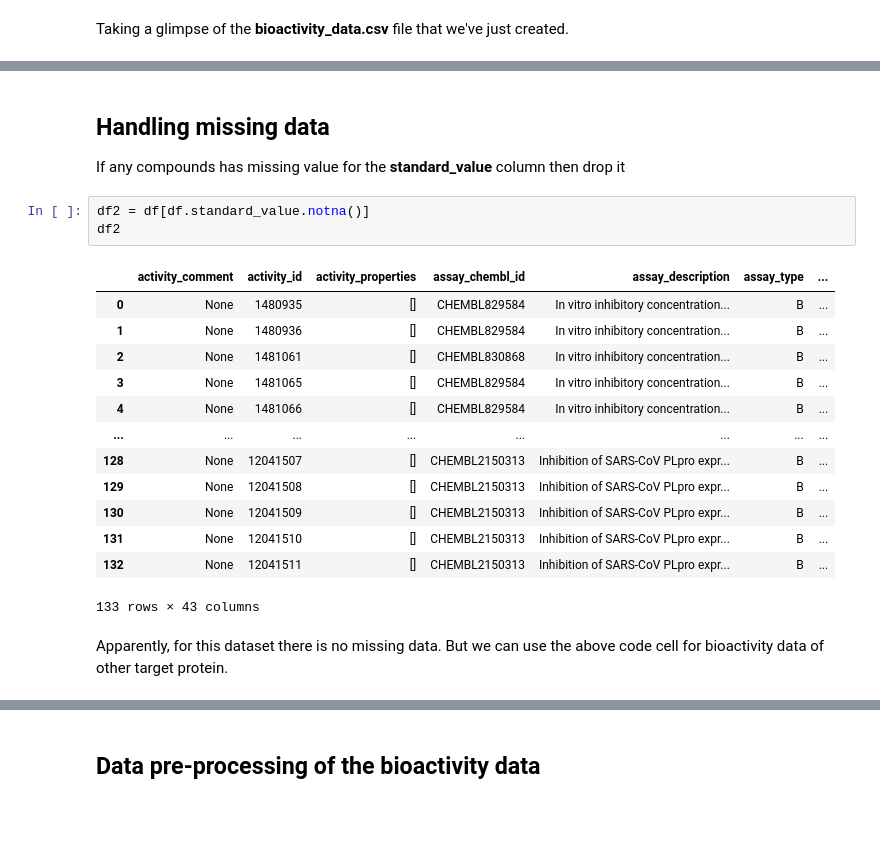
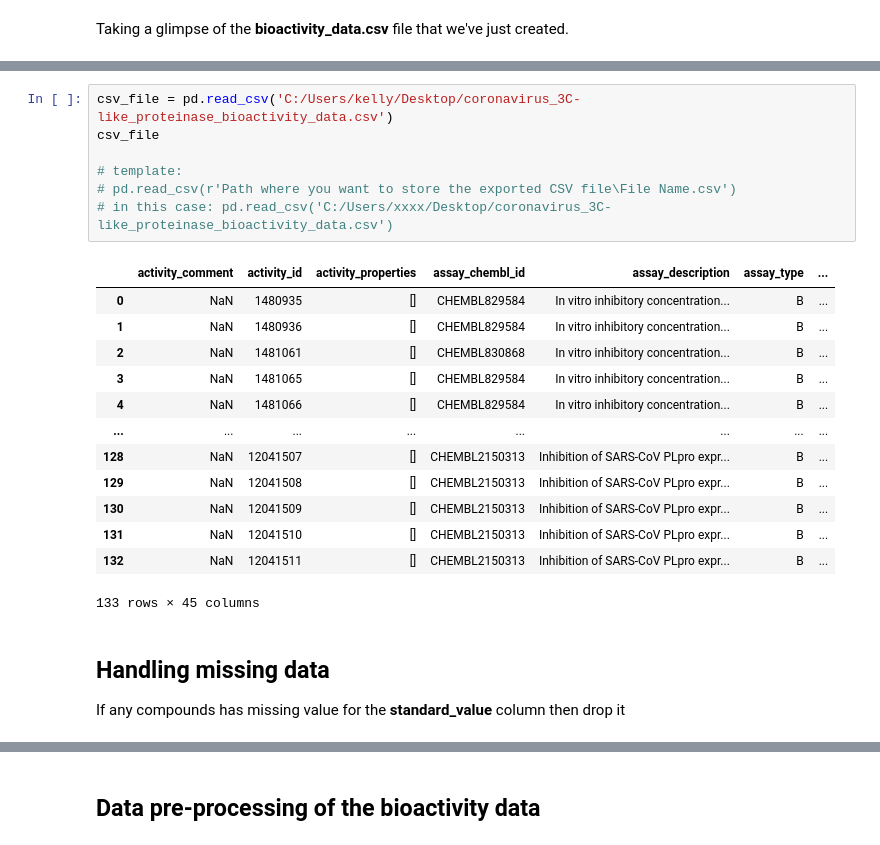
Before and after one commit to kli210/Bioinformatics, a Jupyter notebook: CDD_ML_Part_1_bioactivity_data.ipynb, the cells around one changed output, grey strips where cells are left out. Saved outputs shown, nothing was run; the diff lists cells and outputs as text; blank space fills up the shorter version.

```diff
--- a/CDD_ML_Part_1_bioactivity_data.ipynb
+++ b/CDD_ML_Part_1_bioactivity_data.ipynb
@@ -123,22 +107,24 @@ activity_comment,activity_id,activity_properties,assay_chembl_id,assay_descripti
+# %%
+csv_file = pd.read_csv('C:/Users/kelly/Desktop/coronavirus_3C-like_proteinase_bioactivity_data.csv')
+csv_file
+
+# template:
+# pd.read_csv(r'Path where you want to store the exported CSV file\File Name.csv')
+# in this case: pd.read_csv('C:/Users/xxxx/Desktop/coronavirus_3C-like_proteinase_bioactivity_data.csv')
+# %% [output]
+|  | activity_comment | activity_id | activity_properties | assay_chembl_id | assay_description | assay_type | ... |
+| 0 | NaN | 1480935 | [] | CHEMBL829584 | In vitro inhibitory concentration... | B | ... |
+| 1 | NaN | 1480936 | [] | CHEMBL829584 | In vitro inhibitory concentration... | B | ... |
+| 2 | NaN | 1481061 | [] | CHEMBL830868 | In vitro inhibitory concentration... | B | ... |
+| 3 | NaN | 1481065 | [] | CHEMBL829584 | In vitro inhibitory concentration... | B | ... |
+| 4 | NaN | 1481066 | [] | CHEMBL829584 | In vitro inhibitory concentration... | B | ... |
+| ... | ... | ... | ... | ... | ... | ... | ... |
+| 128 | NaN | 12041507 | [] | CHEMBL2150313 | Inhibition of SARS-CoV PLpro expr... | B | ... |
+| 129 | NaN | 12041508 | [] | CHEMBL2150313 | Inhibition of SARS-CoV PLpro expr... | B | ... |
+| 130 | NaN | 12041509 | [] | CHEMBL2150313 | Inhibition of SARS-CoV PLpro expr... | B | ... |
+| 131 | NaN | 12041510 | [] | CHEMBL2150313 | Inhibition of SARS-CoV PLpro expr... | B | ... |
+| 132 | NaN | 12041511 | [] | CHEMBL2150313 | Inhibition of SARS-CoV PLpro expr... | B | ... |
+133 rows × 45 columns
 # %% [markdown]
 ## **Handling missing data**
 If any compounds has missing value for the **standard_value** column then drop it
-# %%
-df2 = df[df.standard_value.notna()]
-df2
-# %% [output]
-|  | activity_comment | activity_id | activity_properties | assay_chembl_id | assay_description | assay_type | ... |
-| 0 | None | 1480935 | [] | CHEMBL829584 | In vitro inhibitory concentration... | B | ... |
-| 1 | None | 1480936 | [] | CHEMBL829584 | In vitro inhibitory concentration... | B | ... |
-| 2 | None | 1481061 | [] | CHEMBL830868 | In vitro inhibitory concentration... | B | ... |
-| 3 | None | 1481065 | [] | CHEMBL829584 | In vitro inhibitory concentration... | B | ... |
-| 4 | None | 1481066 | [] | CHEMBL829584 | In vitro inhibitory concentration... | B | ... |
-| ... | ... | ... | ... | ... | ... | ... | ... |
-| 128 | None | 12041507 | [] | CHEMBL2150313 | Inhibition of SARS-CoV PLpro expr... | B | ... |
-| 129 | None | 12041508 | [] | CHEMBL2150313 | Inhibition of SARS-CoV PLpro expr... | B | ... |
-| 130 | None | 12041509 | [] | CHEMBL2150313 | Inhibition of SARS-CoV PLpro expr... | B | ... |
-| 131 | None | 12041510 | [] | CHEMBL2150313 | Inhibition of SARS-CoV PLpro expr... | B | ... |
-| 132 | None | 12041511 | [] | CHEMBL2150313 | Inhibition of SARS-CoV PLpro expr... | B | ... |
-133 rows × 43 columns
-# %% [markdown]
-Apparently, for this dataset there is no missing data. But we can use the above code cell for bioactivity data of other target protein.
```
Also changed, not shown: parts of 34 cells of this notebook.
